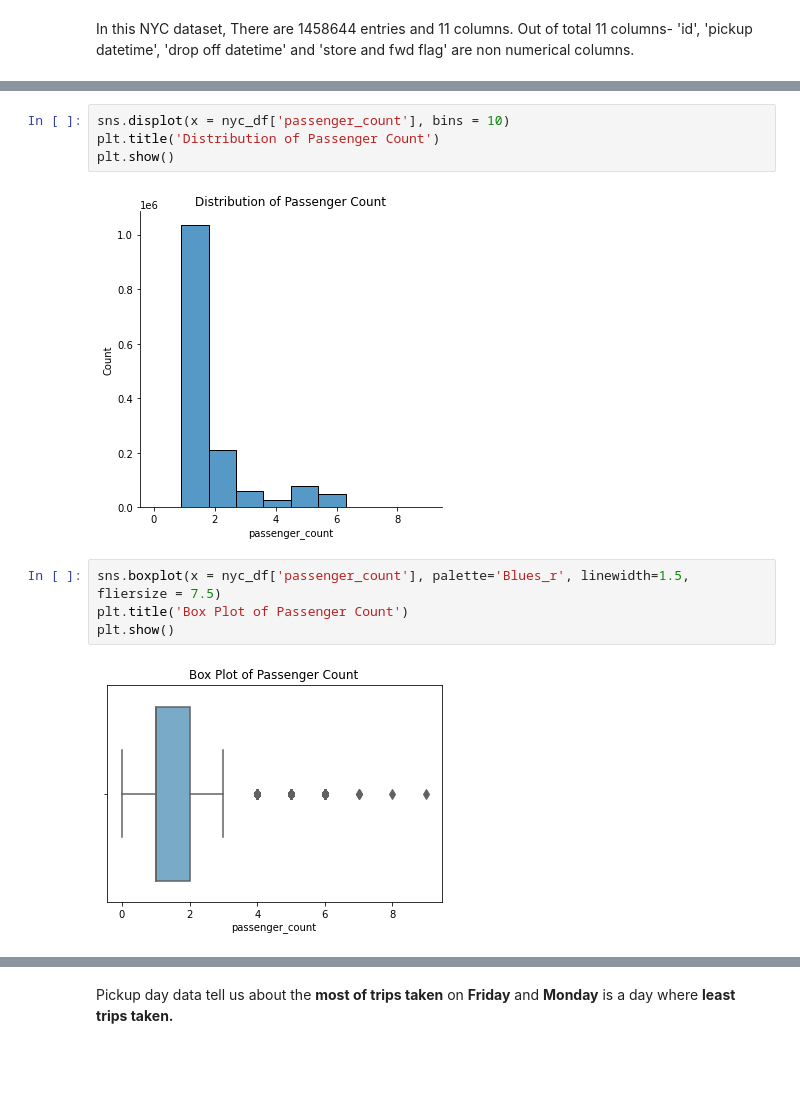
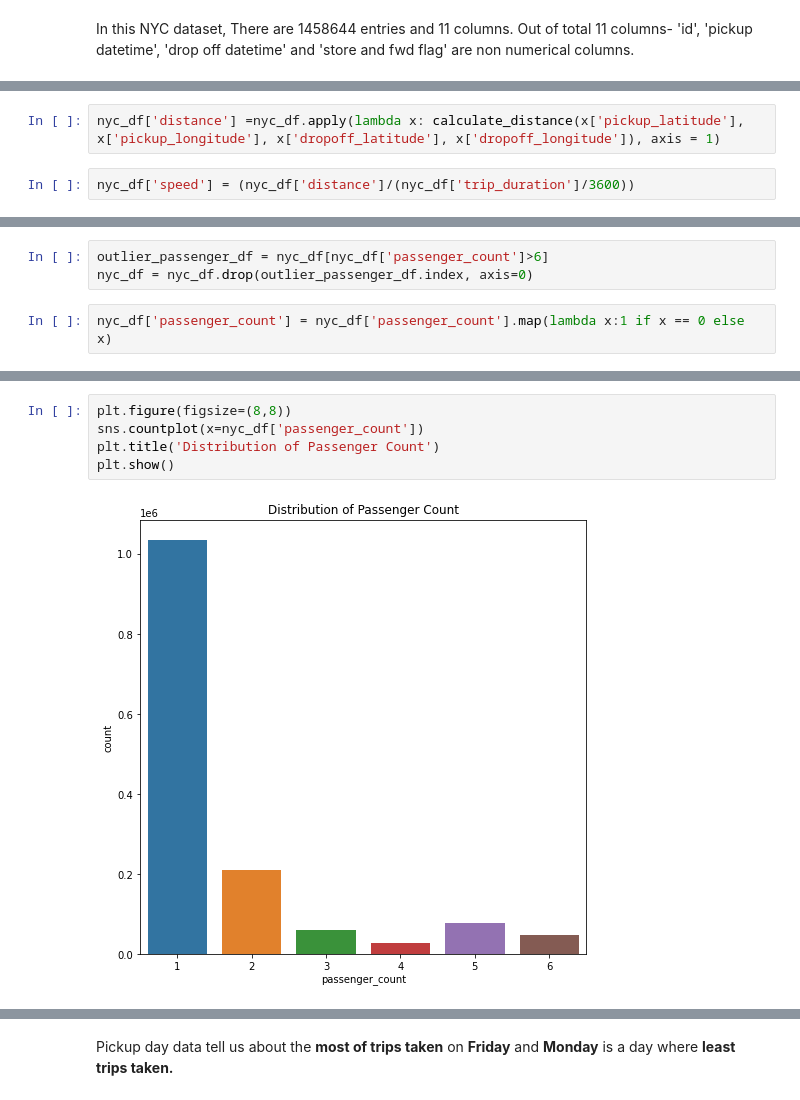
Before and after one commit to San13deep/NYC_Taxi_Trip_Prediction, a Jupyter notebook: NYC_Taxi_Trip_Time_Prediction_Capstone_Project.ipynb, the cells around one changed output, grey strips where cells are left out. Saved outputs shown, nothing was run; the diff lists cells and outputs as text; blank space fills up the shorter version.

```diff
--- a/NYC_Taxi_Trip_Time_Prediction_Capstone_Project.ipynb
+++ b/NYC_Taxi_Trip_Time_Prediction_Capstone_Project.ipynb
@@ -151,3 +151,7 @@ nyc_df['dropoff_month']=nyc_df['dropoff_datetime'].dt.month
+# %%
+nyc_df['distance'] =nyc_df.apply(lambda x: calculate_distance(x['pickup_latitude'], x['pickup_longitude'], x['dropoff_latitude'], x['dropoff_longitude']), axis = 1)
+# %%
+nyc_df['speed'] = (nyc_df['distance']/(nyc_df['trip_duration']/3600))
 # %%
 nyc_df.head()
 # %% [output]
@@ -159,0 +188,5 @@ nyc_df.head()
+# %%
+outlier_passenger_df = nyc_df[nyc_df['passenger_count']>6]
+nyc_df = nyc_df.drop(outlier_passenger_df.index, axis=0)
+# %%
+nyc_df['passenger_count'] = nyc_df['passenger_count'].map(lambda x:1 if x == 0 else x)
@@ -160,12 +203,7 @@ nyc_df.head()
 # %%
-sns.displot(x = nyc_df['passenger_count'], bins = 10)
+plt.figure(figsize=(8,8))
+sns.countplot(x=nyc_df['passenger_count'])
 plt.title('Distribution of Passenger Count')
 plt.show()
 # %% [output]
-[figure, old version]
+[figure, new version]
-# %%
-sns.boxplot(x = nyc_df['passenger_count'], palette='Blues_r', linewidth=1.5, fliersize = 7.5)
-plt.title('Box Plot of Passenger Count')
-plt.show()
-# %% [output]
-[figure, removed]
```
Also changed, not shown: parts of 55 cells of this notebook.
